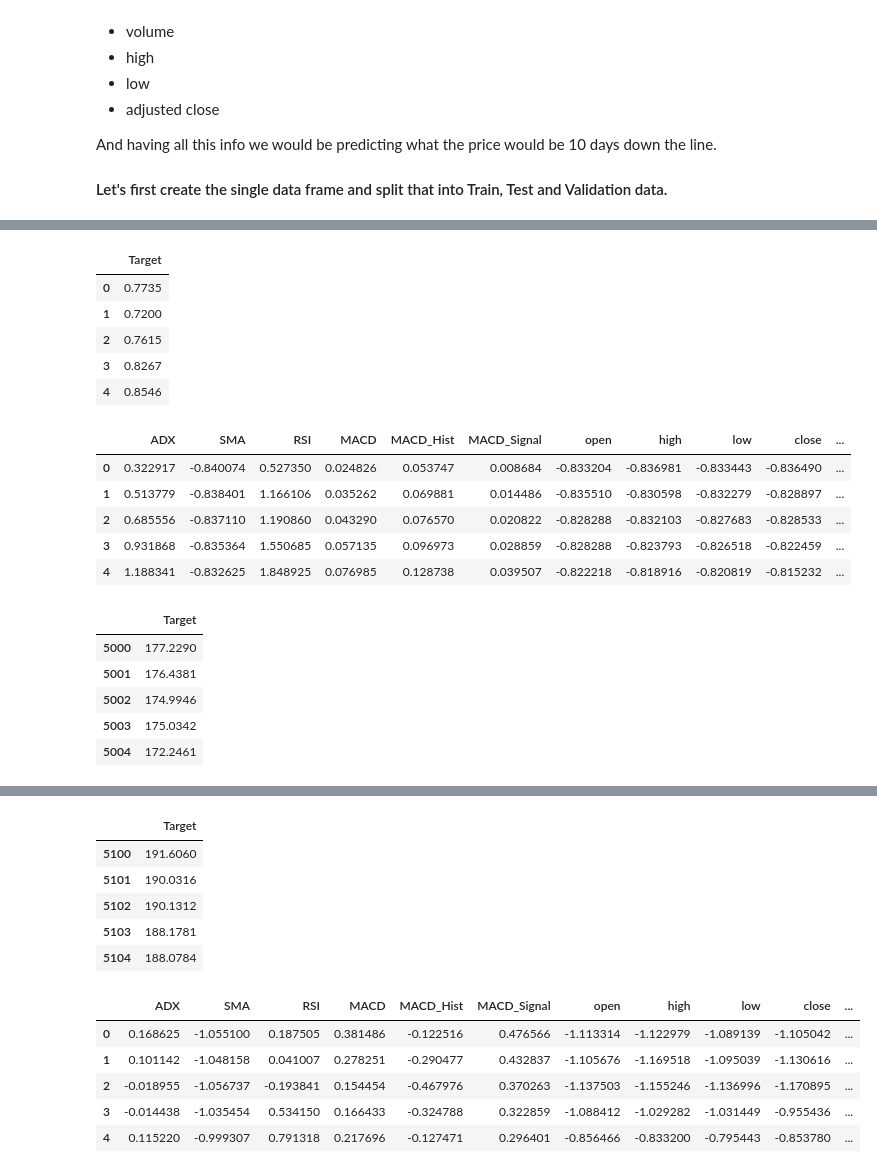
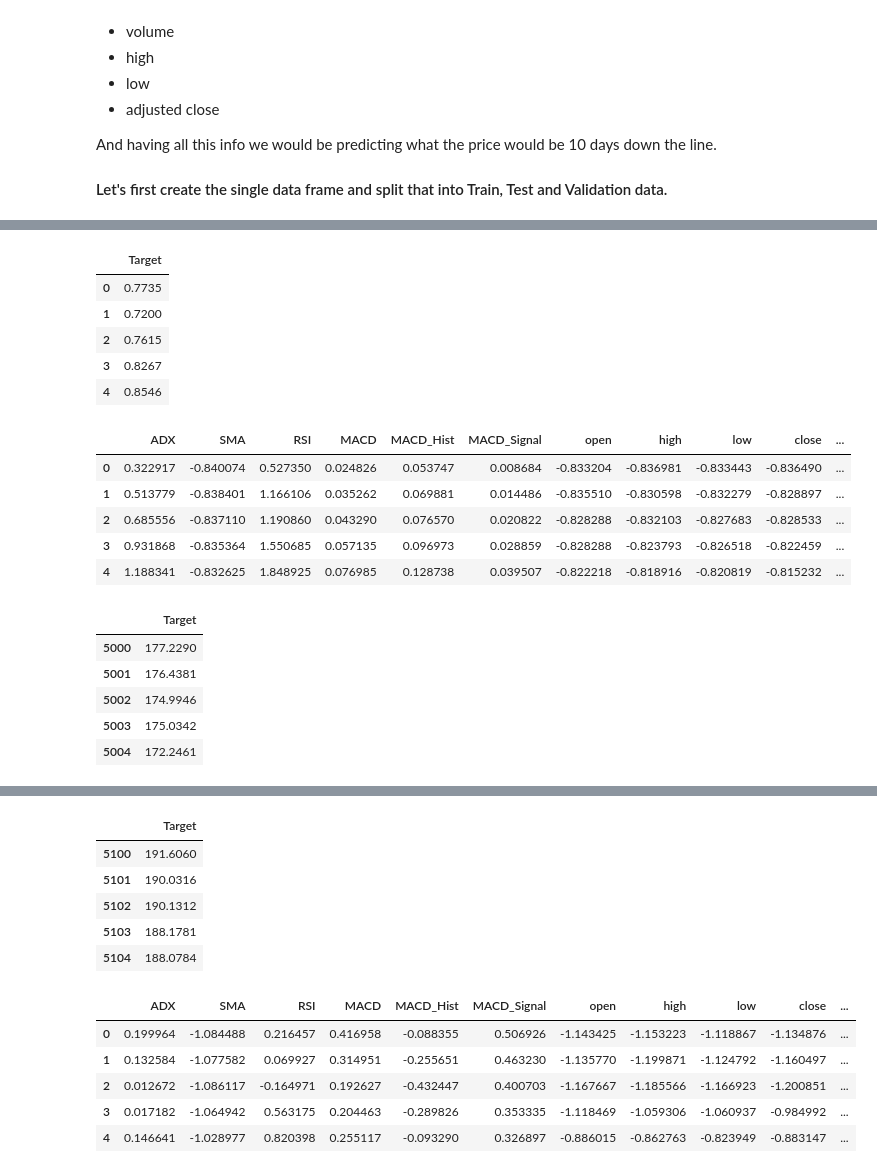
Before and after one commit to Neeraj-Natu/machine-learning_in_finance, a Jupyter notebook: Utils/Data-Prep.ipynb, the cells around one changed output, grey strips where cells are left out. Cells and saved outputs as stored; diff of their text form; code cells hidden in the pictures.

```diff
--- a/Utils/Data-Prep.ipynb
+++ b/Utils/Data-Prep.ipynb
@@ -266,86 +266,87 @@ Validation_set = Merged_frames.iloc[5000:5100];
 Test_set = Merged_frames.iloc[5100:total_length];
 
 ## Training Data and Labels
-Train_labels = Train_set[['Target']].copy()
-Train_data = Train_set.drop(['Target','date','split coefficient'], axis=1);
+Train_labels = Train_set[['Target']].copy();
+Train_data = Train_set.drop(['Target','date'], axis=1);
 
 ## pre processing the data
-train_names = Train_data.columns
-train_data_scaler = preprocessing.StandardScaler()
-Train_data_scaled = train_data_scaler.fit_transform(Train_data)
-Train_data_scaled = pd.DataFrame(Train_data_scaled, columns=train_names)
-
+train_names = Train_data.columns;
+train_data_scaler = preprocessing.StandardScaler();
+Train_data_scaled = train_data_scaler.fit_transform(Train_data);
+Train_data_scaled = pd.DataFrame(Train_data_scaled, columns=train_names);
+Train_labels = Train_labels.astype('float64');
 
 
 ## Validation data and labels
 Validation_labels = Validation_set[['Target']].copy();
-Validation_data = Validation_set.drop(['Target','date','split coefficient'], axis=1);
+Validation_data = Validation_set.drop(['Target','date'], axis=1);
 
 
 ## pre processing the data
-validation_names = Validation_data.columns
-validation_data_scaler = preprocessing.StandardScaler()
-Validation_data_scaled = validation_data_scaler.fit_transform(Validation_data)
-Validation_data_scaled = pd.DataFrame(Validation_data_scaled, columns=validation_names)
-
+validation_names = Validation_data.columns;
+validation_data_scaler = preprocessing.StandardScaler();
+Validation_data_scaled = validation_data_scaler.fit_transform(Validation_data);
+Validation_data_scaled = pd.DataFrame(Validation_data_scaled, columns=validation_names);
+Validation_labels = Validation_labels.astype('float64');
 
 
 
 ## Test data and labels
 Test_labels = Test_set[['Target']].copy();
-Test_data = Test_set.drop(['Target','date','split coefficient'], axis=1);
+Test_data = Test_set.drop(['Target','date'], axis=1);
 
 
 ## pre processing the data
-test_names = Test_data.columns
-test_data_scaler = preprocessing.StandardScaler()
-Test_data_scaled = test_data_scaler.fit_transform(Test_data)
-Test_data_scaled = pd.DataFrame(Test_data_scaled, columns=test_names)
+test_names = Test_data.columns;
+test_data_scaler = preprocessing.StandardScaler();
+Test_data_scaled = test_data_scaler.fit_transform(Test_data);
+Test_data_scaled = pd.DataFrame(Test_data_scaled, columns=test_names);
+Test_labels = Test_labels.astype('float64');
 
 
-display(Train_labels.head())
-display(Train_data_scaled.head())
+display(Train_labels.head());
+display(Train_data_scaled.head());
 
 
-display(Validation_labels.head())
-display(Validation_data_scaled.head())
+display(Validation_labels.head());
+display(Validation_data_scaled.head());
 
-display(Test_labels.head())
-display(Test_data_scaled.head())
+display(Test_labels.head());
+display(Test_data_scaled.head());
 # %% [output]
 |  | Target |
 | 0 | 0.7735 |
 | 1 | 0.7200 |
 | 2 | 0.7615 |
 | 3 | 0.8267 |
 | 4 | 0.8546 |
 |  | ADX | SMA | RSI | MACD | MACD_Hist | MACD_Signal | open | high | low | close | ... |
 | 0 | 0.322917 | -0.840074 | 0.527350 | 0.024826 | 0.053747 | 0.008684 | -0.833204 | -0.836981 | -0.833443 | -0.836490 | ... |
 | 1 | 0.513779 | -0.838401 | 1.166106 | 0.035262 | 0.069881 | 0.014486 | -0.835510 | -0.830598 | -0.832279 | -0.828897 | ... |
 | 2 | 0.685556 | -0.837110 | 1.190860 | 0.043290 | 0.076570 | 0.020822 | -0.828288 | -0.832103 | -0.827683 | -0.828533 | ... |
 | 3 | 0.931868 | -0.835364 | 1.550685 | 0.057135 | 0.096973 | 0.028859 | -0.828288 | -0.823793 | -0.826518 | -0.822459 | ... |
 | 4 | 1.188341 | -0.832625 | 1.848925 | 0.076985 | 0.128738 | 0.039507 | -0.822218 | -0.818916 | -0.820819 | -0.815232 | ... |
 |  | Target |
 | 5000 | 177.2290 |
 | 5001 | 176.4381 |
 | 5002 | 174.9946 |
 | 5003 | 175.0342 |
 | 5004 | 172.2461 |
 |  | ADX | SMA | RSI | MACD | MACD_Hist | MACD_Signal | open | high | low | close | ... |
 | 0 | -1.052789 | -0.155788 | -0.153397 | -0.086175 | -0.485662 | 0.199194 | -0.202802 | -0.182719 | -0.074027 | -0.243822 | ... |
 | 1 | -1.102008 | -0.180237 | 0.063190 | -0.063443 | -0.374794 | 0.157701 | -0.201531 | -0.329149 | -0.059614 | -0.143520 | ... |
 | 2 | -0.993046 | -0.169713 | 0.534683 | 0.023149 | -0.182401 | 0.147063 | -0.087097 | -0.071540 | 0.056894 | 0.103474 | ... |
 | 3 | -0.876966 | -0.180399 | 0.317087 | 0.064411 | -0.102161 | 0.149237 | 0.028608 | -0.039000 | 0.162591 | 0.021979 | ... |
 | 4 | -0.842889 | -0.191410 | 0.310046 | 0.092387 | -0.059519 | 0.158288 | 0.054038 | -0.113571 | 0.100134 | 0.019471 | ... |
 |  | Target |
 | 5100 | 191.6060 |
 | 5101 | 190.0316 |
 | 5102 | 190.1312 |
 | 5103 | 188.1781 |
 | 5104 | 188.0784 |
 |  | ADX | SMA | RSI | MACD | MACD_Hist | MACD_Signal | open | high | low | close | ... |
-| 0 | 0.168625 | -1.055100 | 0.187505 | 0.381486 | -0.122516 | 0.476566 | -1.113314 | -1.122979 | -1.089139 | -1.105042 | ... |
-| 1 | 0.101142 | -1.048158 | 0.041007 | 0.278251 | -0.290477 | 0.432837 | -1.105676 | -1.169518 | -1.095039 | -1.130616 | ... |
-| 2 | -0.018955 | -1.056737 | -0.193841 | 0.154454 | -0.467976 | 0.370263 | -1.137503 | -1.155246 | -1.136996 | -1.170895 | ... |
-| 3 | -0.014438 | -1.035454 | 0.534150 | 0.166433 | -0.324788 | 0.322859 | -1.088412 | -1.029282 | -1.031449 | -0.955436 | ... |
-| 4 | 0.115220 | -0.999307 | 0.791318 | 0.217696 | -0.127471 | 0.296401 | -0.856466 | -0.833200 | -0.795443 | -0.853780 | ... |
+| 0 | 0.199964 | -1.084488 | 0.216457 | 0.416958 | -0.088355 | 0.506926 | -1.143425 | -1.153223 | -1.118867 | -1.134876 | ... |
+| 1 | 0.132584 | -1.077582 | 0.069927 | 0.314951 | -0.255651 | 0.463230 | -1.135770 | -1.199871 | -1.124792 | -1.160497 | ... |
+| 2 | 0.012672 | -1.086117 | -0.164971 | 0.192627 | -0.432447 | 0.400703 | -1.167667 | -1.185566 | -1.166923 | -1.200851 | ... |
+| 3 | 0.017182 | -1.064942 | 0.563175 | 0.204463 | -0.289826 | 0.353335 | -1.118469 | -1.059306 | -1.060937 | -0.984992 | ... |
+| 4 | 0.146641 | -1.028977 | 0.820398 | 0.255117 | -0.093290 | 0.326897 | -0.886015 | -0.862763 | -0.823949 | -0.883147 | ... |
```
Also changed, not shown: parts of 8 cells of this notebook, 13 other files.
